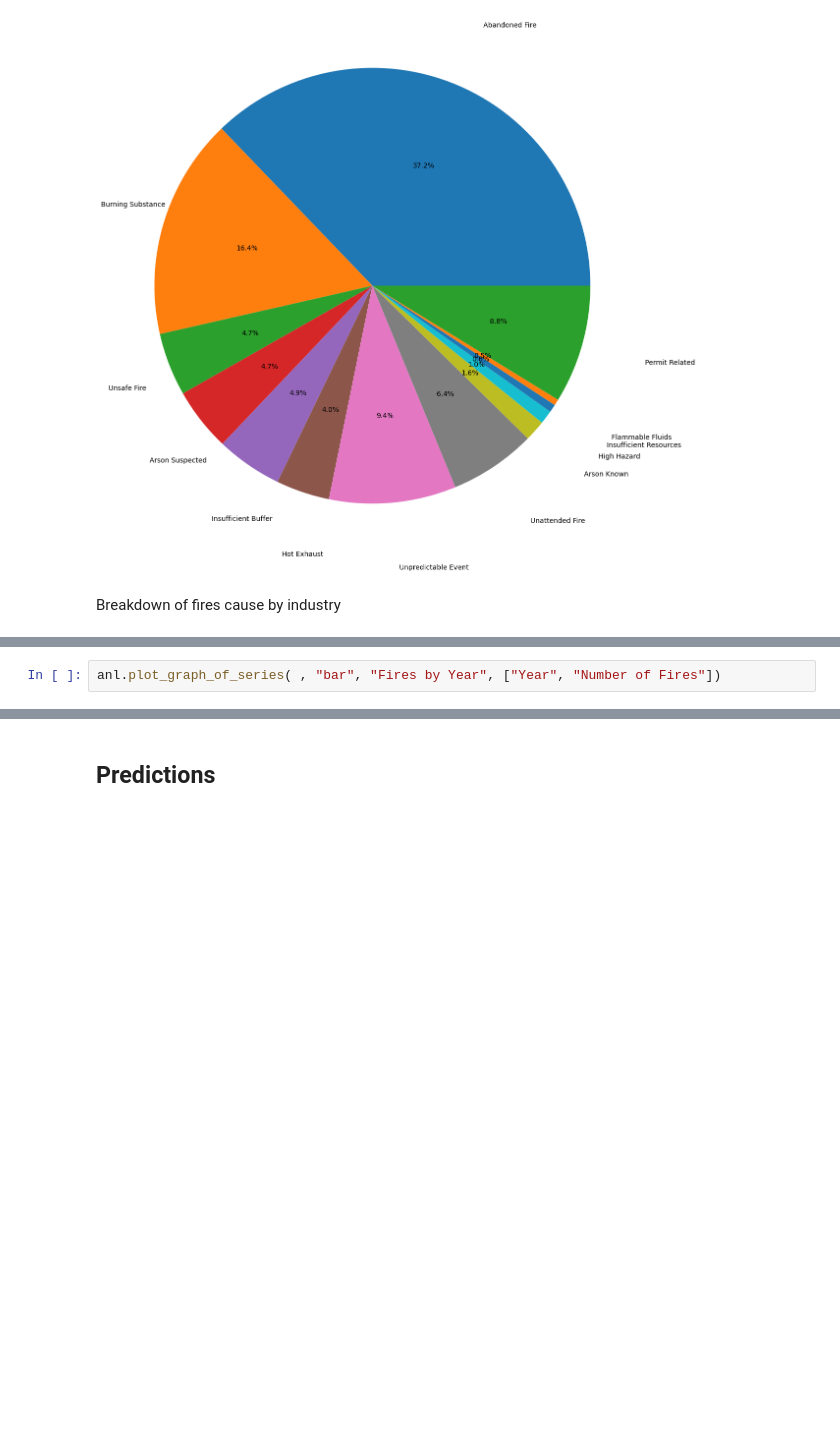
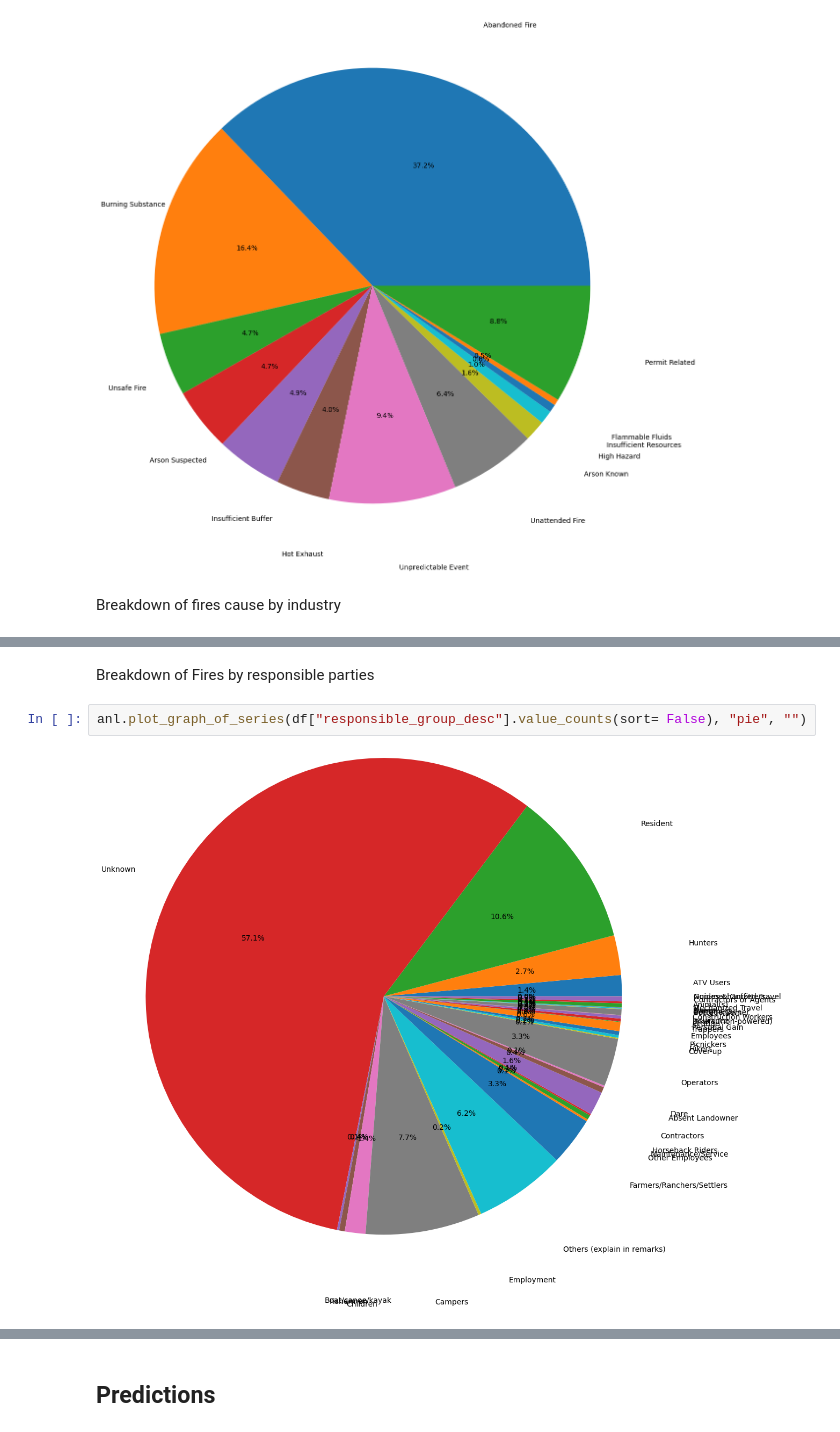
Before and after one commit to david-belman/ECE-143-Wildfire-Project, a Jupyter notebook: results.ipynb, the cells around one changed output, grey strips where cells are left out. Drawn from its saved outputs; the diff is of its cells as text; blank space fills up the shorter version.

```diff
--- a/results.ipynb
+++ b/results.ipynb
@@ -51,4 +64,8 @@ anl.plot_graph_of_series(df["industry_identifier_desc"].value_counts(sort= False
 # %% [output]
 [figure]
-# %%
-anl.plot_graph_of_series( , "bar", "Fires by Year", ["Year", "Number of Fires"])
+# %% [markdown]
+Breakdown of Fires by responsible parties
+# %%
+anl.plot_graph_of_series(df["responsible_group_desc"].value_counts(sort= False), "pie", "")
+# %% [output]
+[figure, added]
```
Also changed, not shown: parts of 19 cells of this notebook, 4 other files.
